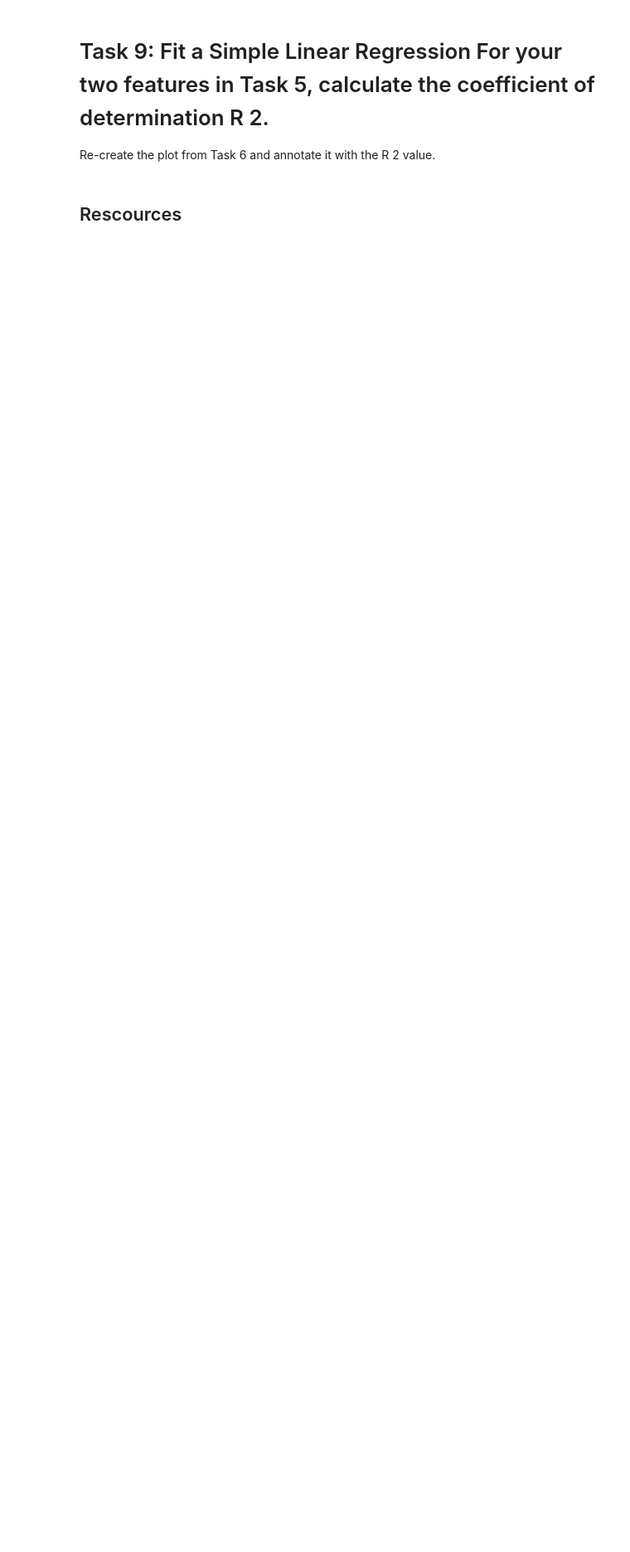
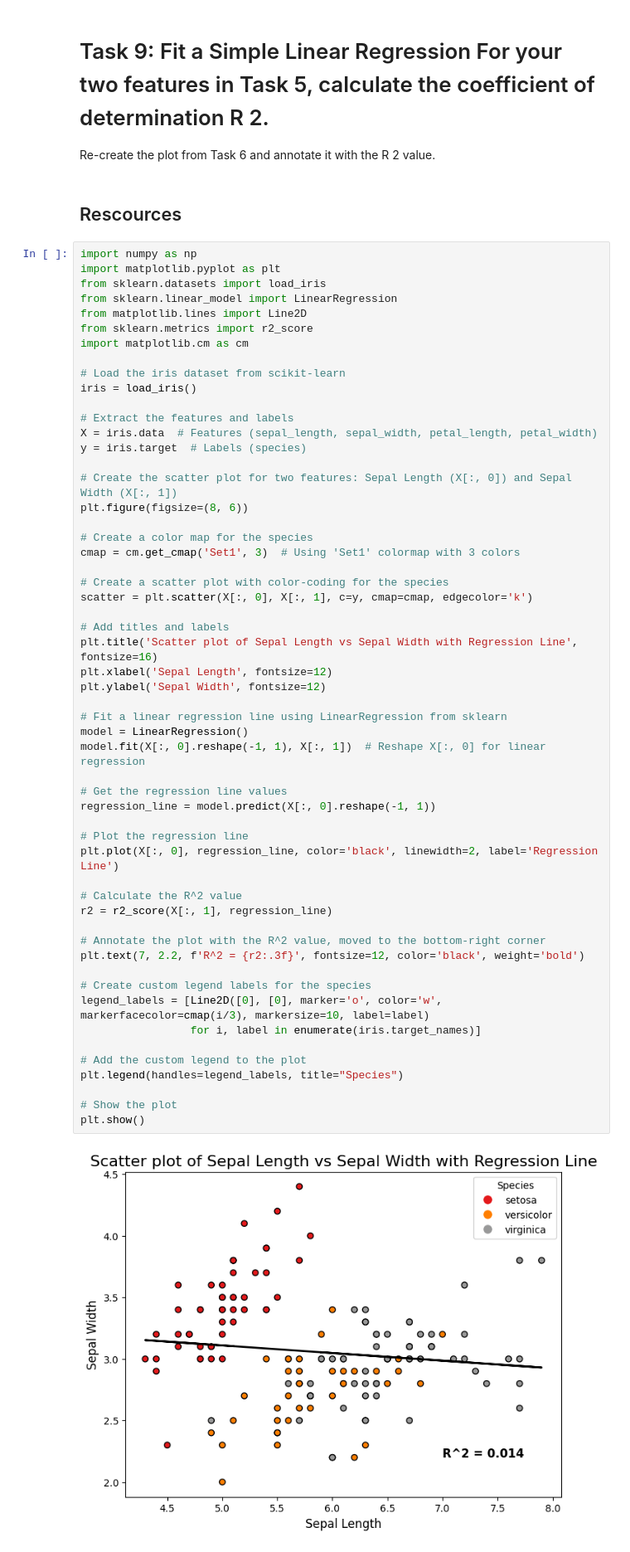
Before and after one commit to LDonn32/principles_of_data_analytics, a Jupyter notebook: tasks.ipynb, the cells around one changed output. Shown at 83% size. Drawn from its saved outputs; the diff is of its cells as text; blank space fills up the shorter version.

```diff
--- a/tasks.ipynb
+++ b/tasks.ipynb
@@ -481,3 +481,60 @@ plt.show()
 Re-create the plot from Task 6 and annotate it with the R 2 value.
 # %% [markdown]
 ## Rescources
+# %%
+import numpy as np
+import matplotlib.pyplot as plt
+from sklearn.datasets import load_iris
+from sklearn.linear_model import LinearRegression
+from matplotlib.lines import Line2D
+from sklearn.metrics import r2_score
+import matplotlib.cm as cm
+
+# Load the iris dataset from scikit-learn
+iris = load_iris()
+
+# Extract the features and labels
+X = iris.data  # Features (sepal_length, sepal_width, petal_length, petal_width)
+y = iris.target  # Labels (species)
+
+# Create the scatter plot for two features: Sepal Length (X[:, 0]) and Sepal Width (X[:, 1])
+plt.figure(figsize=(8, 6))
+
+# Create a color map for the species
+cmap = cm.get_cmap('Set1', 3)  # Using 'Set1' colormap with 3 colors
+
+# Create a scatter plot with color-coding for the species
+scatter = plt.scatter(X[:, 0], X[:, 1], c=y, cmap=cmap, edgecolor='k')
+
+# Add titles and labels
+plt.title('Scatter plot of Sepal Length vs Sepal Width with Regression Line', fontsize=16)
+plt.xlabel('Sepal Length', fontsize=12)
+plt.ylabel('Sepal Width', fontsize=12)
+
+# Fit a linear regression line using LinearRegression from sklearn
+model = LinearRegression()
+model.fit(X[:, 0].reshape(-1, 1), X[:, 1])  # Reshape X[:, 0] for linear regression
+
+# Get the regression line values
+regression_line = model.predict(X[:, 0].reshape(-1, 1))
+
+# Plot the regression line
+plt.plot(X[:, 0], regression_line, color='black', linewidth=2, label='Regression Line')
+
+# Calculate the R^2 value
+r2 = r2_score(X[:, 1], regression_line)
+
+# Annotate the plot with the R^2 value, moved to the bottom-right corner
+plt.text(7, 2.2, f'R^2 = {r2:.3f}', fontsize=12, color='black', weight='bold')
+
+# Create custom legend labels for the species
+legend_labels = [Line2D([0], [0], marker='o', color='w', markerfacecolor=cmap(i/3), markersize=10, label=label)
+                 for i, label in enumerate(iris.target_names)]
+
+# Add the custom legend to the plot
+plt.legend(handles=legend_labels, title="Species")
+
+# Show the plot
+plt.show()
+# %% [output]
+[figure, added]
```
Also changed, not shown: parts of 2 cells of this notebook.
